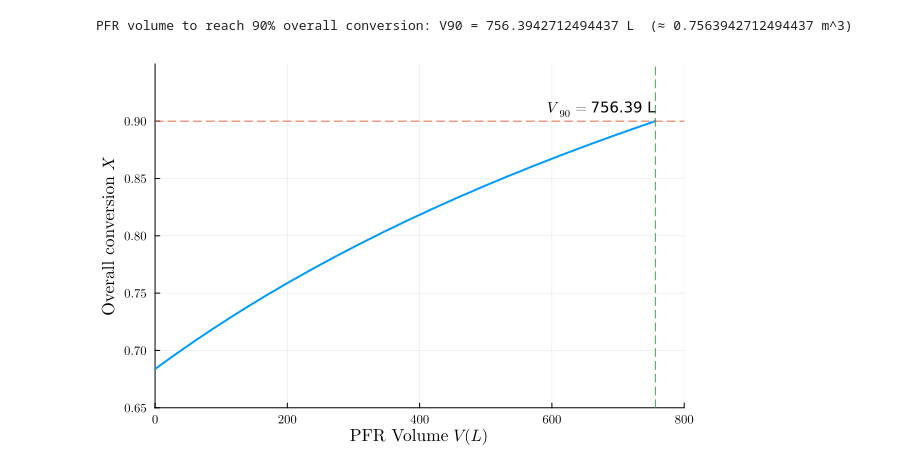
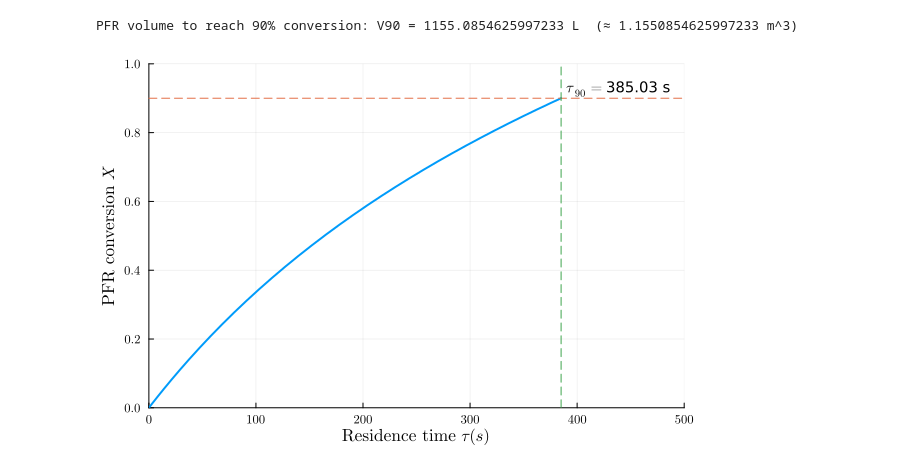
Before and after one commit to rafifsr/gradcourses, a Jupyter notebook: 660_hw1.ipynb, the cells around one changed output. Saved outputs shown, nothing was run; the diff lists cells and outputs as text; code cells hidden in the pictures.

```diff
--- a/660_hw1.ipynb
+++ b/660_hw1.ipynb
@@ -3,61 +3,60 @@ using DifferentialEquations
 using Plots, LaTeXStrings
 
 # ----------------------------
-# Parameters (given)
+# Parameters
 # ----------------------------
 k1   = 2.0e-4   # mol L^-1 s^-1
 k2   = 1.5e-3   # s^-1
 k3   = 8.0e-3   # L mol^-1 s^-1
-vdot = 3.0      # L s^-1  (volumetric flow rate)
+v = 3.0      # L s^-1  (volumetric flow rate)
 
-CA0      = 0.5                          # mol/L (fresh feed concentration, for overall conversion)
-CA_in_PFR = sqrt(0.025)                  # mol/L (CSTR outlet when maximizing S_P ≈ 0.158113883...)
-
-# Target: 90% overall conversion relative to CA0 => CA = 0.1*CA0
-CA_target = 0.10 * CA0                   # mol/L = 0.05
+CA0      = 0.5
+CA_in_PFR = sqrt(0.025)
+CA_target = CA_in_PFR * 0.1  # 90% PFR conversion
 
 # ----------------------------
-# ODE: dCA/dV = -(k1 + k2*CA + k3*CA^2)/vdot
+# ODE: dCA/dV = -(k1 + k2*CA + k3*CA^2)/v
 # Independent variable is reactor volume V (L)
 # ----------------------------
 function dCAdV!(dCA, CA, p, V)
-    dCA[1] = -(k1 + k2*CA[1] + k3*CA[1]^2) / vdot
+    dCA[1] = -(k1 + k2*CA[1] + k3*CA[1]^2) / v
 end
 
 u0 = [CA_in_PFR]     # initial condition at V=0
 Vspan = (0.0, 5000.0) # integrate up to 5000 L unless we terminate earlier
 
 # Stop integration when CA reaches CA_target (i.e., 90% overall conversion)
 condition(CA, V, integrator) = CA[1] - CA_target
 affect!(integrator) = terminate!(integrator)
 cb = ContinuousCallback(condition, affect!; rootfind=true)
 
 prob = ODEProblem(dCAdV!, u0, Vspan)
 sol  = solve(prob, Tsit5(); callback=cb, reltol=1e-10, abstol=1e-12)
 
 # Volume needed for 90% overall conversion
-V90 = sol.t[end]  # (L) because we terminated right at CA_target
+V90 = sol.t[end]
 
-# Build arrays for plotting conversion vs volume (overall conversion relative to CA0)
+# Arrays for conversion and residence times
 Vvals = sol.t
+residence_times = Vvals ./ v
 CAvals = [u[1] for u in sol.u]
-Xvals = (CA0 .- CAvals) ./ CA0
+Xvals = (CA_in_PFR .- CAvals) ./ CA_in_PFR
 
-println("PFR volume to reach 90% overall conversion: V90 = $(V90) L  (≈ $(V90/1000) m^3)")
+println("PFR volume to reach 90% conversion: V90 = $(V90) L  (≈ $(V90/1000) m^3)")
 
 # Plot
-plot(Vvals, Xvals, fontfamily="Computer Modern",
-     xlabel="PFR Volume "*L"V \, (L)",
-     ylabel="Overall conversion "* L"X",
+plot(residence_times, Xvals, fontfamily="Computer Modern",
+     xlabel="Residence time "*L"\tau \, (s)",
+     ylabel="PFR conversion "* L"X",
      lw=2,
      legend=false,
-     xlims=(0, 800),
-     ylims=(0.65, 0.95))
+     xlims=(0, 500),
+     ylims=(0, 1))
 hline!([0.9], ls=:dash)
-vline!([V90], ls=:dash)
-annotate!(V90, 0.91, text(L"V_{90} = "*"$(round(V90, digits=2)) L", :right, 10))
-savefig("figs/PFR_Conversion_vs_Volume.pdf")
+vline!([V90/v], ls=:dash)
+annotate!(V90/v+5, 0.92, text(L"\tau_{90} = "*"$(round(V90/v, digits=2)) s", :left, 10))
+savefig("figs/PFR_Conversion_vs_RT.pdf")
 display(current())
 # %% [output]
-PFR volume to reach 90% overall conversion: V90 = 756.3942712494437 L  (≈ 0.7563942712494437 m^3)
+PFR volume to reach 90% conversion: V90 = 1155.0854625997233 L  (≈ 1.1550854625997233 m^3)
-[figure, old version]
+[figure, new version]
```
